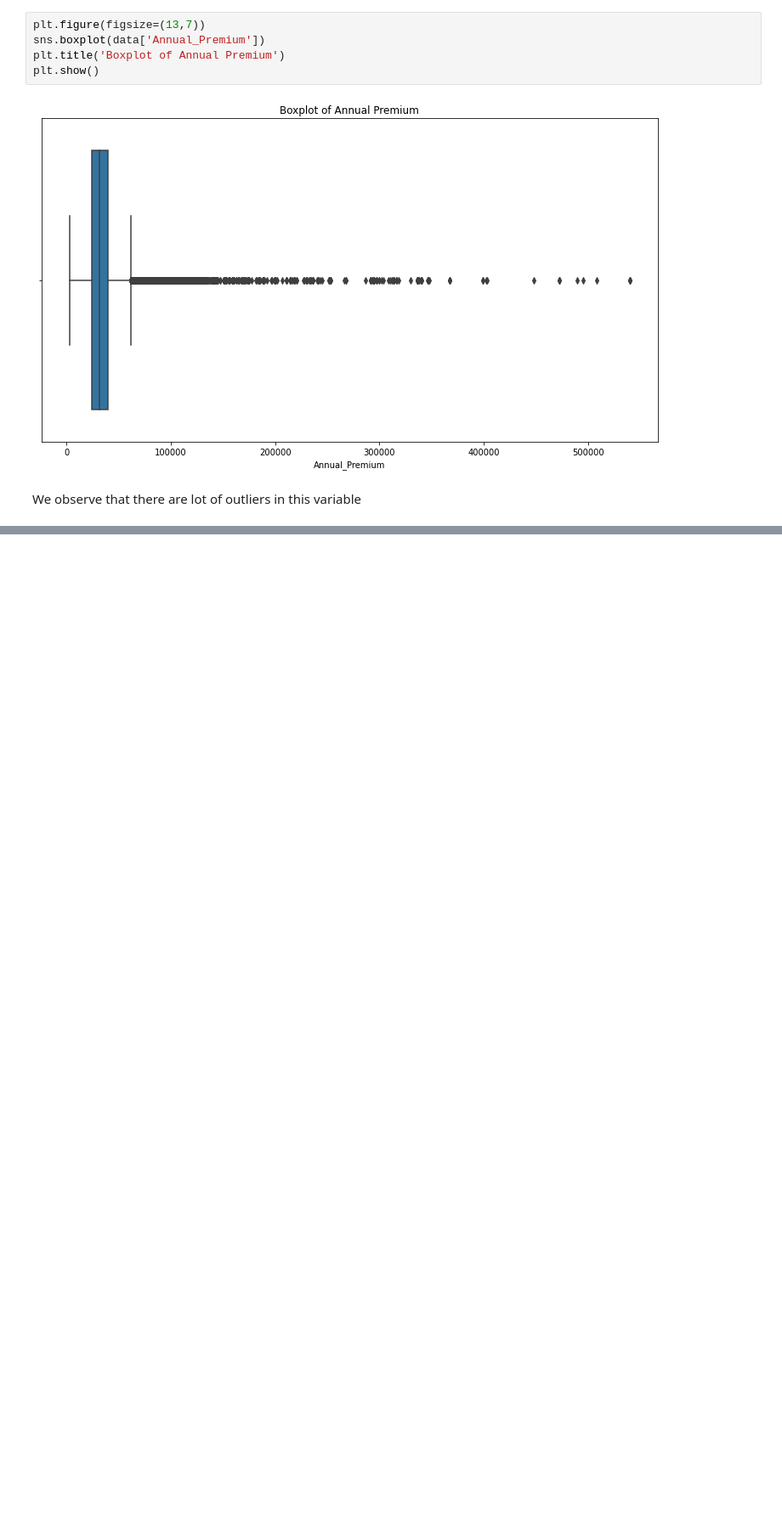
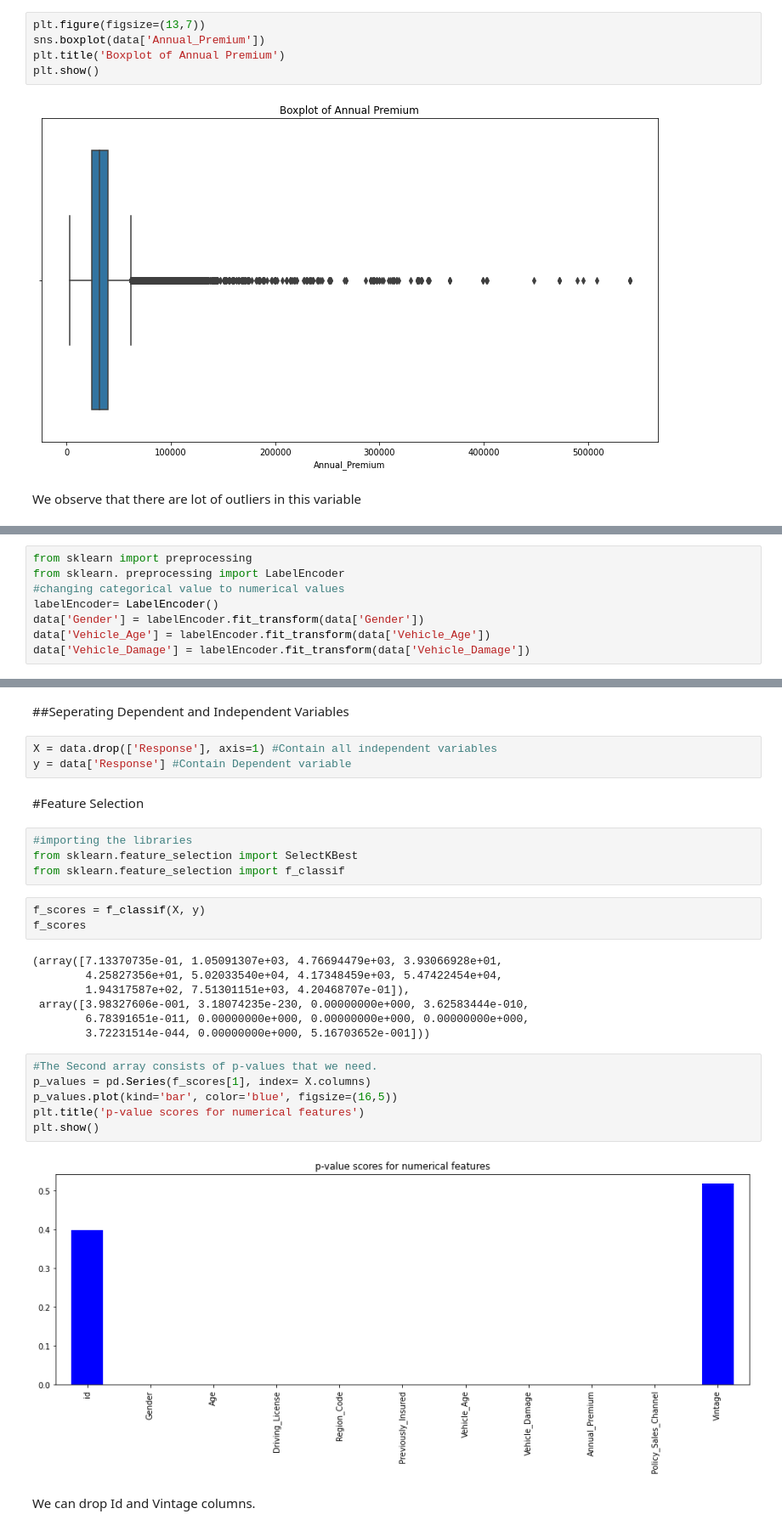
Before and after one commit to bindukovvada/HEALTH-INSURANCE-CROSS-SELL-PREDICTION, a Jupyter notebook: HEALTH_INSURANCE_CROSS_SELL_PREDICTION.ipynb, the cells around one changed output, grey strips where cells are left out. Shown at 85% size. Saved outputs shown, nothing was run; the diff lists cells and outputs as text; blank space fills up the shorter version.

```diff
--- a/HEALTH_INSURANCE_CROSS_SELL_PREDICTION.ipynb
+++ b/HEALTH_INSURANCE_CROSS_SELL_PREDICTION.ipynb
@@ -268,0 +338,8 @@ We observe that there are lot of outliers in this variable
+# %%
+from sklearn import preprocessing
+from sklearn. preprocessing import LabelEncoder
+#changing categorical value to numerical values
+labelEncoder= LabelEncoder()
+data['Gender'] = labelEncoder.fit_transform(data['Gender'])
+data['Vehicle_Age'] = labelEncoder.fit_transform(data['Vehicle_Age'])
+data['Vehicle_Damage'] = labelEncoder.fit_transform(data['Vehicle_Damage'])
@@ -268,0 +402,31 @@ We observe that there are lot of outliers in this variable
+# %% [markdown]
+##Seperating Dependent and Independent Variables
+# %%
+X = data.drop(['Response'], axis=1) #Contain all independent variables
+y = data['Response'] #Contain Dependent variable
+# %% [markdown]
+#Feature Selection
+# %%
+#importing the libraries
+from sklearn.feature_selection import SelectKBest
+from sklearn.feature_selection import f_classif
+# %%
+f_scores = f_classif(X, y)
+f_scores
+# %% [output]
+(array([7.13370735e-01, 1.05091307e+03, 4.76694479e+03, 3.93066928e+01,
+        4.25827356e+01, 5.02033540e+04, 4.17348459e+03, 5.47422454e+04,
+        1.94317587e+02, 7.51301151e+03, 4.20468707e-01]),
+ array([3.98327606e-001, 3.18074235e-230, 0.00000000e+000, 3.62583444e-010,
+        6.78391651e-011, 0.00000000e+000, 0.00000000e+000, 0.00000000e+000,
+        3.72231514e-044, 0.00000000e+000, 5.16703652e-001]))
+# %%
+#The Second array consists of p-values that we need.
+p_values = pd.Series(f_scores[1], index= X.columns)
+p_values.plot(kind='bar', color='blue', figsize=(16,5))
+plt.title('p-value scores for numerical features')
+plt.show()
+# %% [output]
+[figure, added]
+# %% [markdown]
+We can drop Id and Vintage columns.
```
Also changed, not shown: parts of 31 cells of this notebook.
